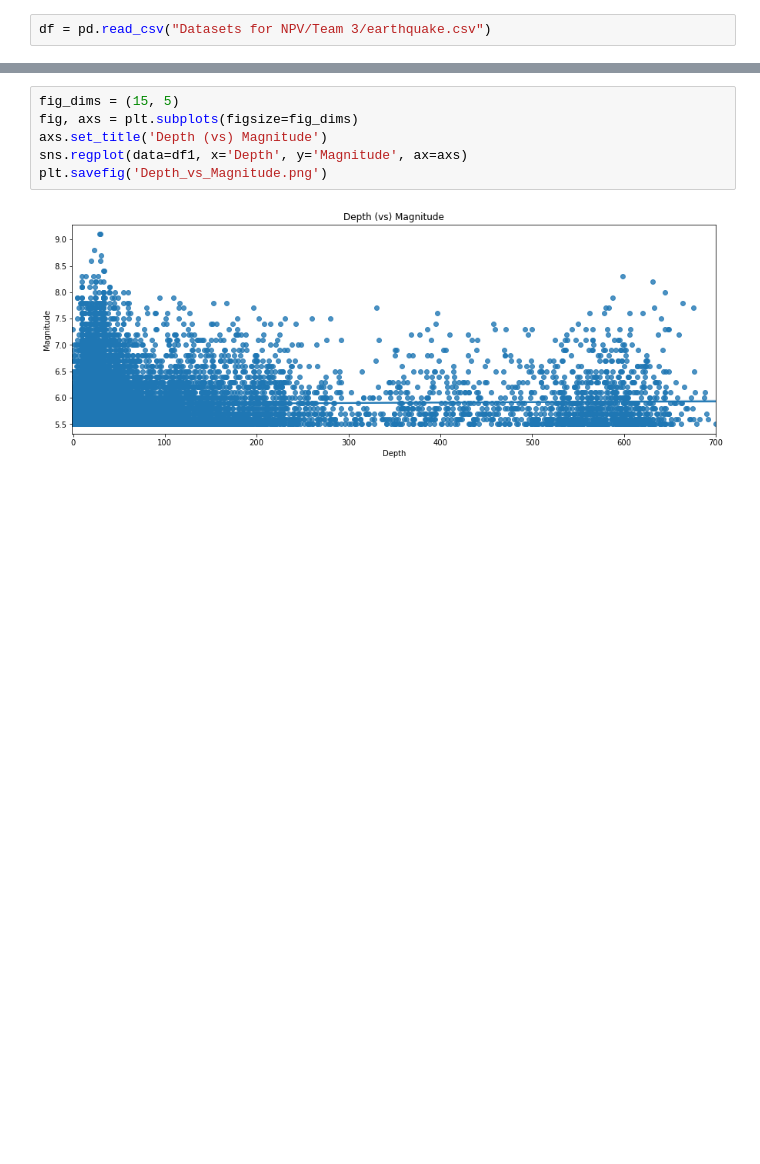
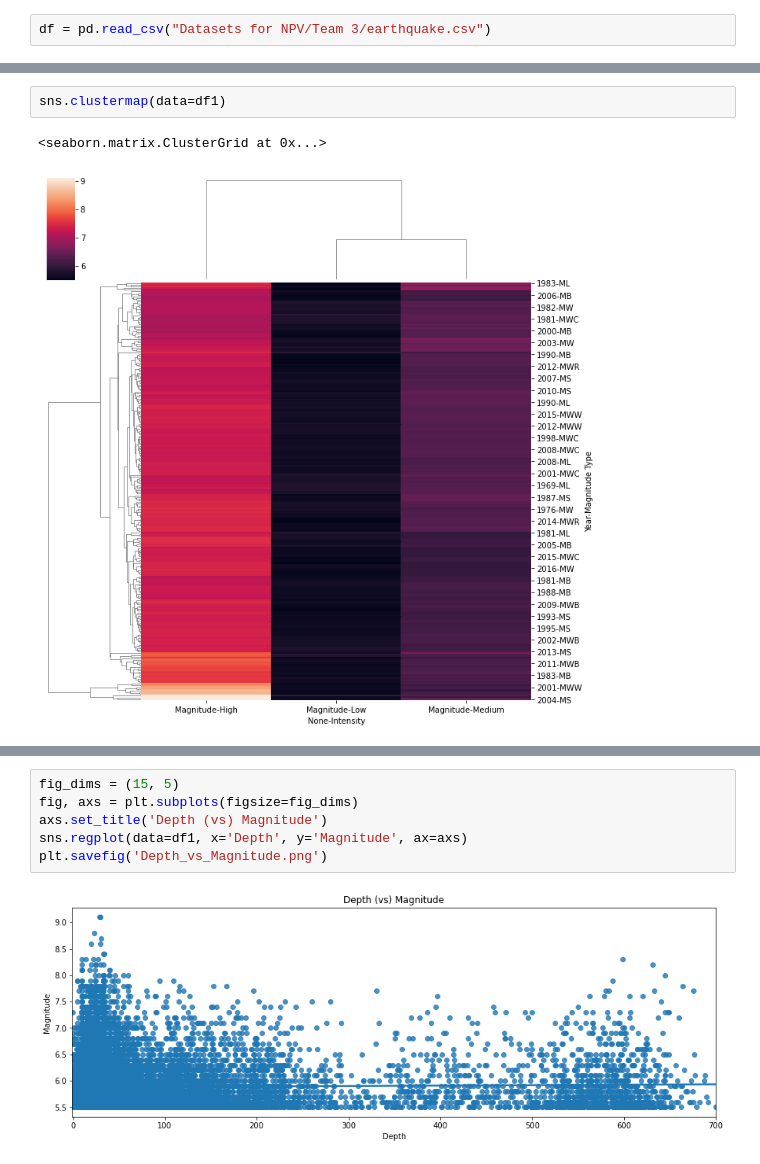
Before and after one commit to harshagiri/pydila, a Jupyter notebook: NPV - Presentations OCT WE A/ProjectWork_Python.ipynb, the cells around one changed output, grey strips where cells are left out. Saved outputs shown, nothing was run; the diff lists cells and outputs as text; blank space fills up the shorter version.

```diff
--- a/NPV - Presentations OCT WE A/ProjectWork_Python.ipynb
+++ b/NPV - Presentations OCT WE A/ProjectWork_Python.ipynb
@@ -6 +62,6 @@ df = pd.read_csv("Datasets for NPV/Team 3/earthquake.csv")
+# %%
+sns.clustermap(data=df1)
+# %% [output]
+<seaborn.matrix.ClusterGrid at 0x...>
+[figure, added]
 # %%
```
Also changed, not shown: parts of 5 cells of this notebook, 3 other files.
